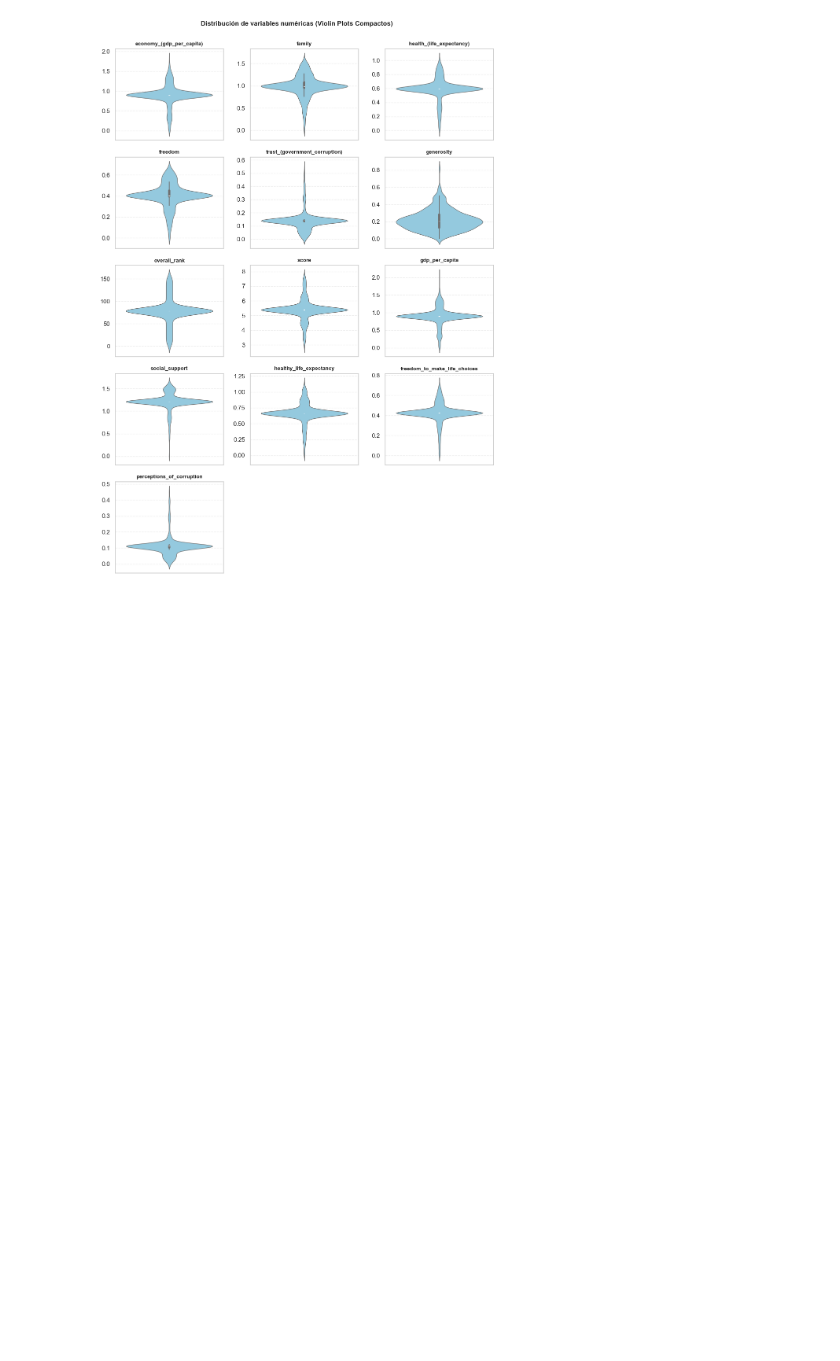
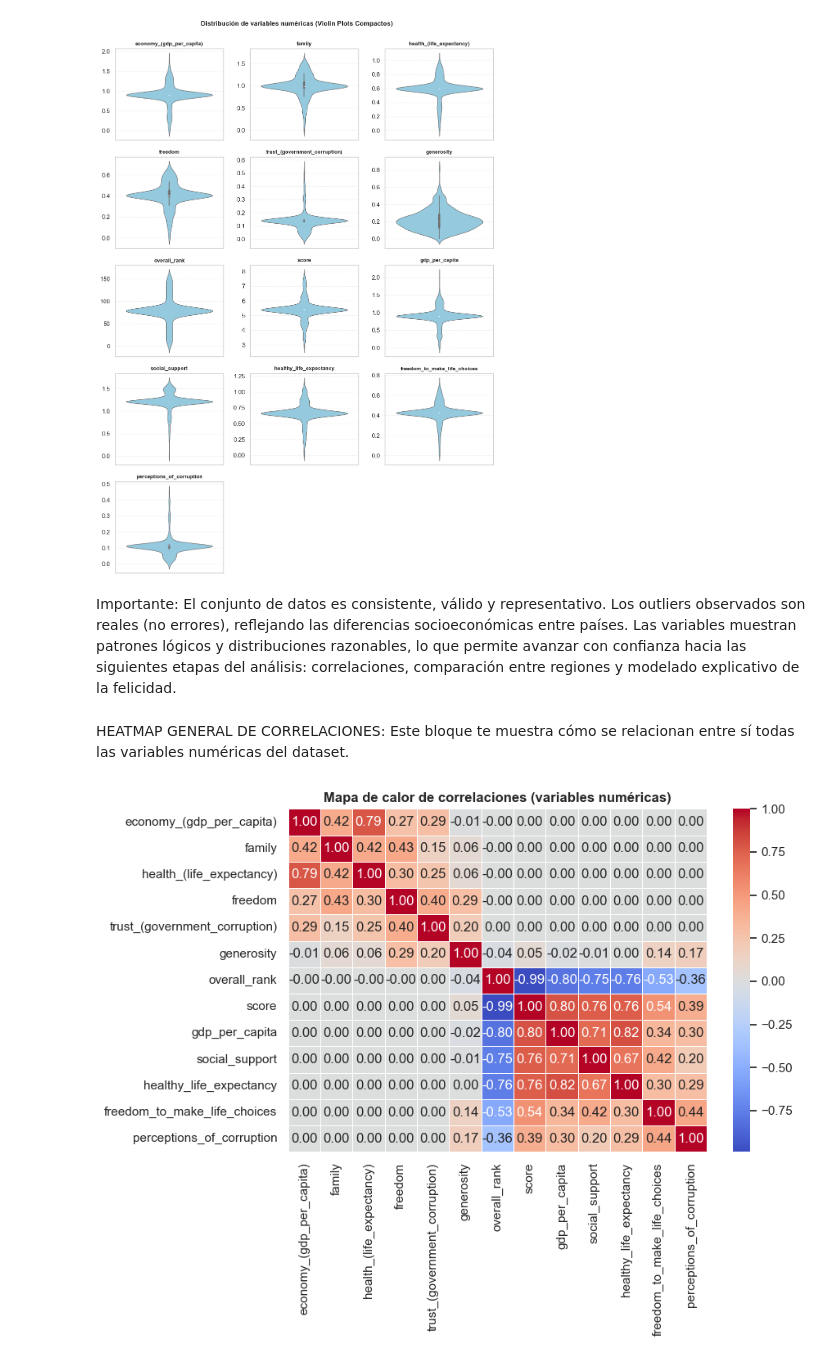
Before and after one commit to Crisfunky01/world-happiness-eda, a Jupyter notebook: notebooks/01_data_cleaning_and_eda.ipynb, the cells around one changed output. Cells and saved outputs as stored; diff of their text form; code cells hidden in the pictures; blank space fills up the shorter version.

```diff
--- a/notebooks/01_data_cleaning_and_eda.ipynb
+++ b/notebooks/01_data_cleaning_and_eda.ipynb
@@ -254,3 +254,18 @@ plt.suptitle("Distribución de variables numéricas (Violin Plots Compactos)",
 plt.show()
 # %% [output]
 [figure]
+# %% [markdown]
+Importante: El conjunto de datos es consistente, válido y representativo.
+Los outliers observados son reales (no errores), reflejando las diferencias socioeconómicas entre países.
+Las variables muestran patrones lógicos y distribuciones razonables, lo que permite avanzar con confianza hacia las siguientes etapas del análisis:
+correlaciones, comparación entre regiones y modelado explicativo de la felicidad.
+# %% [markdown]
+HEATMAP GENERAL DE CORRELACIONES: Este bloque te muestra cómo se relacionan entre sí todas las variables numéricas del dataset.
+# %%
+plt.figure(figsize=(9,7))
+sns.heatmap(corr_matrix, annot=True, fmt=".2f", cmap="coolwarm", linewidths=0.5)
+plt.title("Mapa de calor de correlaciones (variables numéricas)", fontsize=12, weight='bold')
+plt.tight_layout()
+plt.show()
+# %% [output]
+[figure, added]
```
Also changed, not shown: parts of 5 cells of this notebook.
